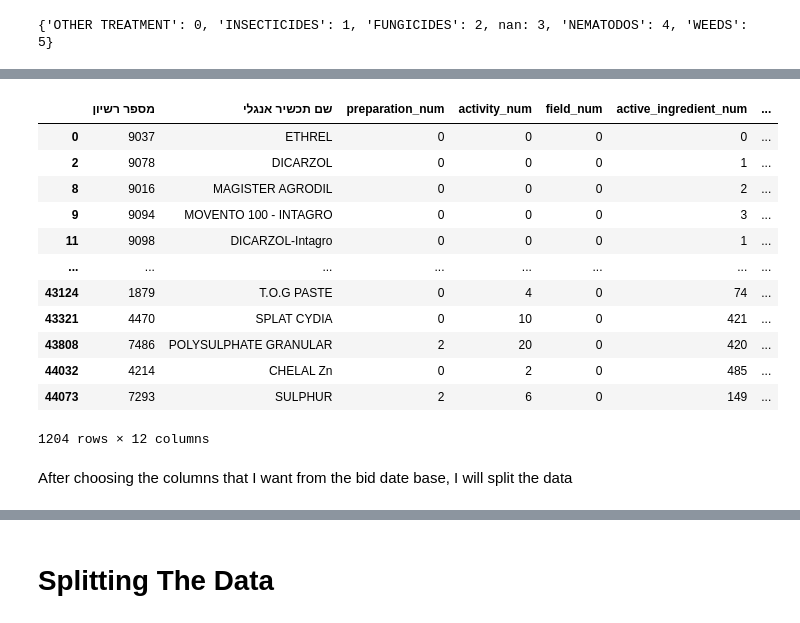
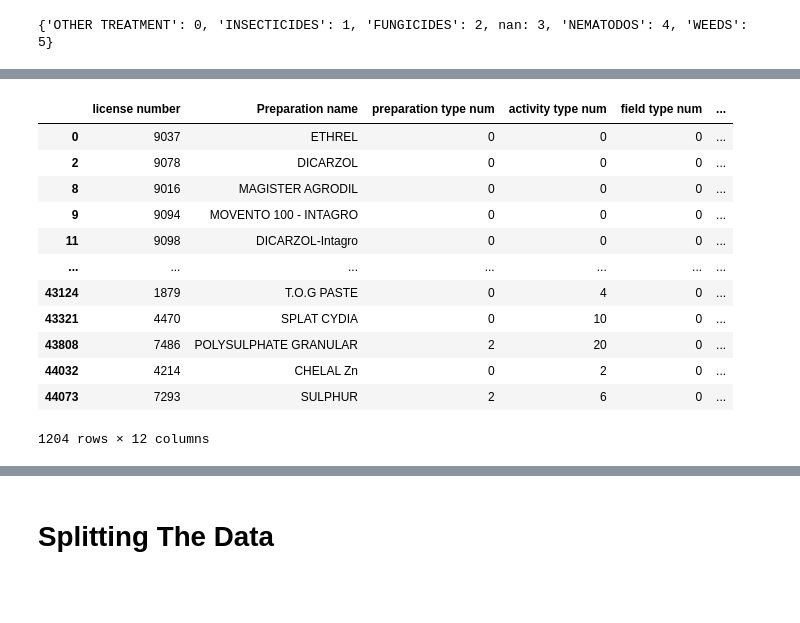
Before and after one commit to moriagr/introduction_to_Data_Science_project, a Jupyter notebook: classification.ipynb, the cells around one changed output, grey strips where cells are left out. Drawn from its saved outputs; the diff is of its cells as text; code cells hidden in the pictures; blank space fills up the shorter version.

```diff
--- a/classification.ipynb
+++ b/classification.ipynb
@@ -112,4 +112,4 @@ for index,value in enumerate(df['ריכוש חומר פעיל אנגלי']):
     except:
         value=0
     new_column.append(value)
-df['active_substance_concentration_num'] = new_column
+df['active substance concentration num'] = new_column
@@ -118,3 +118,7 @@ clean_data = df[['מספר רשיון', 'שם תכשיר אנגלי', 'preparati
+# %%
+df['license number'] = df['מספר רשיון']
+df['Preparation name'] = df['שם תכשיר אנגלי']
+# %%
+clean_data = df[['license number', 'Preparation name', 'preparation type num', 'activity type num', 'field type num', 'active ingredient num', 'formulation num', 'toxicity num', 'degree of toxicity num', 'crop group num', 'lesion group num', 'active substance concentration num']]
 # %%
-print(clean_data.describe())
-clean_data = clean_data.drop(clean_data[(clean_data['active_substance_concentration_num']==0 )| (clean_data['active_substance_concentration_num']=='')].index)
+clean_data = clean_data.drop(clean_data[(clean_data['active substance concentration num']==0 )| (clean_data['active substance concentration num']=='')].index)
@@ -139,19 +125,17 @@ max                  5.000000       13.000000          5.000000
 # %%
-clean_data = clean_data.drop_duplicates(subset='מספר רשיון')
+clean_data = clean_data.drop_duplicates(subset='license number')
 clean_data
 # %% [output]
-|  | מספר רשיון | שם תכשיר אנגלי | preparation_num | activity_num | field_num | active_ingredient_num | ... |
-| 0 | 9037 | ETHREL | 0 | 0 | 0 | 0 | ... |
-| 2 | 9078 | DICARZOL | 0 | 0 | 0 | 1 | ... |
-| 8 | 9016 | MAGISTER AGRODIL | 0 | 0 | 0 | 2 | ... |
-| 9 | 9094 | MOVENTO 100 - INTAGRO | 0 | 0 | 0 | 3 | ... |
-| 11 | 9098 | DICARZOL-Intagro | 0 | 0 | 0 | 1 | ... |
-| ... | ... | ... | ... | ... | ... | ... | ... |
-| 43124 | 1879 | T.O.G PASTE | 0 | 4 | 0 | 74 | ... |
-| 43321 | 4470 | SPLAT CYDIA | 0 | 10 | 0 | 421 | ... |
-| 43808 | 7486 | POLYSULPHATE GRANULAR | 2 | 20 | 0 | 420 | ... |
-| 44032 | 4214 | CHELAL Zn | 0 | 2 | 0 | 485 | ... |
-| 44073 | 7293 | SULPHUR | 2 | 6 | 0 | 149 | ... |
+|  | license number | Preparation name | preparation type num | activity type num | field type num | ... |
+| 0 | 9037 | ETHREL | 0 | 0 | 0 | ... |
+| 2 | 9078 | DICARZOL | 0 | 0 | 0 | ... |
+| 8 | 9016 | MAGISTER AGRODIL | 0 | 0 | 0 | ... |
+| 9 | 9094 | MOVENTO 100 - INTAGRO | 0 | 0 | 0 | ... |
+| 11 | 9098 | DICARZOL-Intagro | 0 | 0 | 0 | ... |
+| ... | ... | ... | ... | ... | ... | ... |
+| 43124 | 1879 | T.O.G PASTE | 0 | 4 | 0 | ... |
+| 43321 | 4470 | SPLAT CYDIA | 0 | 10 | 0 | ... |
+| 43808 | 7486 | POLYSULPHATE GRANULAR | 2 | 20 | 0 | ... |
+| 44032 | 4214 | CHELAL Zn | 0 | 2 | 0 | ... |
+| 44073 | 7293 | SULPHUR | 2 | 6 | 0 | ... |
 1204 rows × 12 columns
-# %% [markdown]
-After choosing the columns that I want from the bid date base, I will split the data
```
Also changed, not shown: parts of 40 cells of this notebook.
